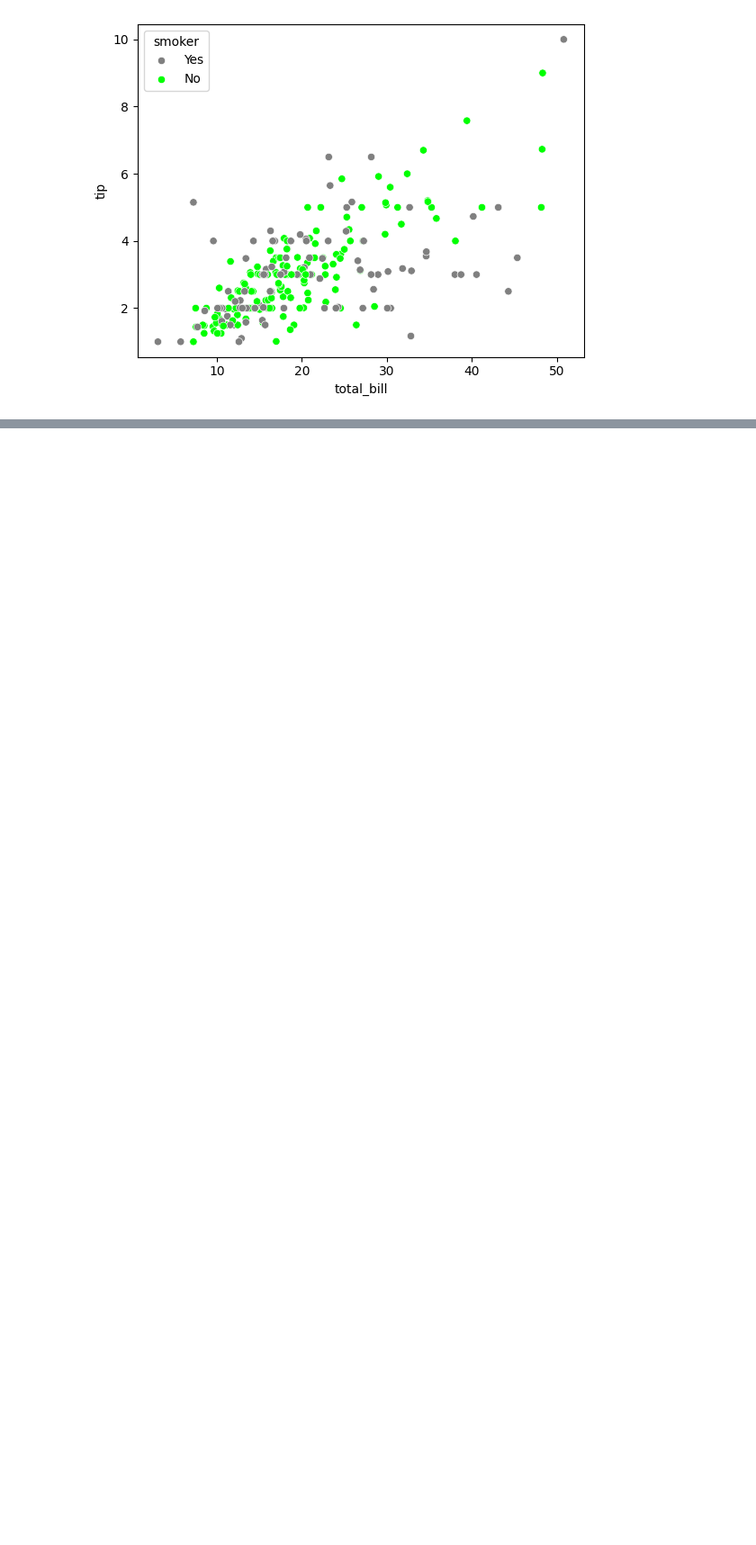
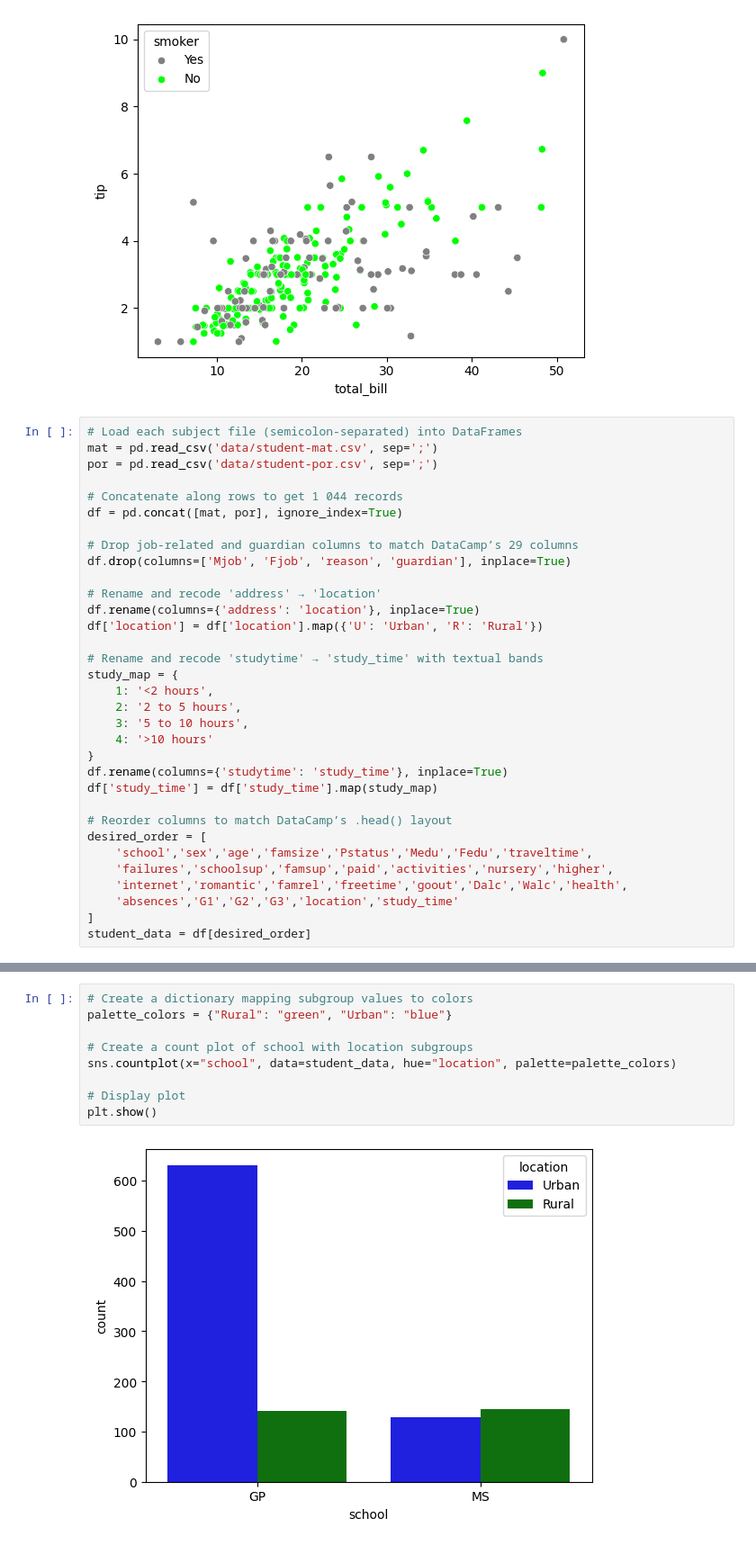
Before and after one commit to jhlopesalves/data-science-notebooks, a Jupyter notebook: Python/Intro to Seaborn/introduction_to_seaborn.ipynb, the cells around one changed output, grey strips where cells are left out. Shown at 90% size. Saved outputs shown, nothing was run; the diff lists cells and outputs as text; blank space fills up the shorter version.

```diff
--- a/Python/Intro to Seaborn/introduction_to_seaborn.ipynb
+++ b/Python/Intro to Seaborn/introduction_to_seaborn.ipynb
@@ -68,3 +82,36 @@ sns.scatterplot(x="total_bill",
 plt.show()
 # %% [output]
 [figure]
+# %%
+# Load each subject file (semicolon-separated) into DataFrames
+mat = pd.read_csv('data/student-mat.csv', sep=';')
+por = pd.read_csv('data/student-por.csv', sep=';')
+
+# Concatenate along rows to get 1 044 records
+df = pd.concat([mat, por], ignore_index=True)
+
+# Drop job-related and guardian columns to match DataCamp’s 29 columns
+df.drop(columns=['Mjob', 'Fjob', 'reason', 'guardian'], inplace=True)
+
+# Rename and recode 'address' → 'location'
+df.rename(columns={'address': 'location'}, inplace=True)
+df['location'] = df['location'].map({'U': 'Urban', 'R': 'Rural'})
+
+# Rename and recode 'studytime' → 'study_time' with textual bands
+study_map = {
+    1: '<2 hours',
+    2: '2 to 5 hours',
+    3: '5 to 10 hours',
+    4: '>10 hours'
+}
+df.rename(columns={'studytime': 'study_time'}, inplace=True)
+df['study_time'] = df['study_time'].map(study_map)
+
+# Reorder columns to match DataCamp’s .head() layout
+desired_order = [
+    'school','sex','age','famsize','Pstatus','Medu','Fedu','traveltime',
+    'failures','schoolsup','famsup','paid','activities','nursery','higher',
+    'internet','romantic','famrel','freetime','goout','Dalc','Walc','health',
+    'absences','G1','G2','G3','location','study_time'
+]
+student_data = df[desired_order]
@@ -70,0 +144,11 @@ plt.show()
+# %%
+# Create a dictionary mapping subgroup values to colors
+palette_colors = {"Rural": "green", "Urban": "blue"}
+
+# Create a count plot of school with location subgroups
+sns.countplot(x="school", data=student_data, hue="location", palette=palette_colors)
+
+# Display plot
+plt.show()
+# %% [output]
+[figure, added]
```
Also changed, not shown: parts of 4 cells of this notebook.
